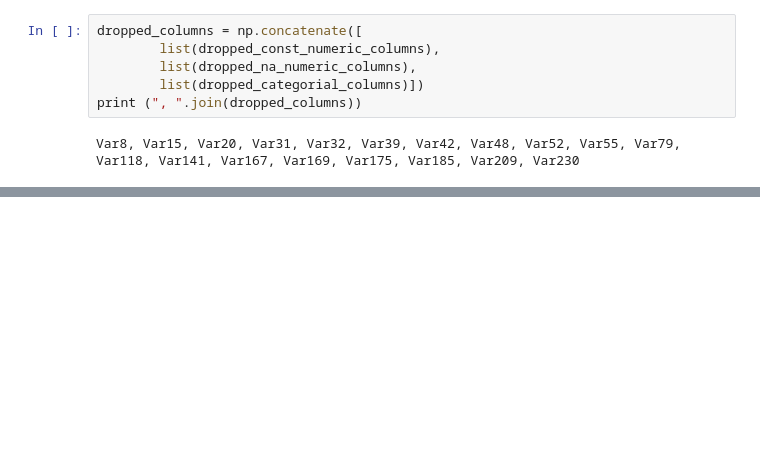
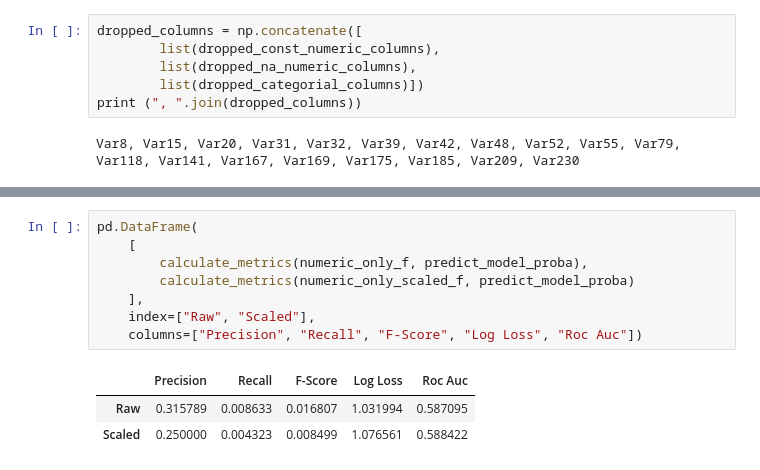
Before and after one commit to Agaspher20/DataAnalisysMipt, a Jupyter notebook: Python/6. DataAnalysisProject_Churn/week_4_competition.ipynb, the cells around one changed output, grey strips where cells are left out. Cells and saved outputs as stored; diff of their text form; blank space fills up the shorter version.

```diff
--- a/Python/6. DataAnalysisProject_Churn/week_4_competition.ipynb
+++ b/Python/6. DataAnalysisProject_Churn/week_4_competition.ipynb
@@ -102,0 +350,12 @@ Var8, Var15, Var20, Var31, Var32, Var39, Var42, Var48, Var52, Var55, Var79, Var1
+# %%
+pd.DataFrame(
+    [
+        calculate_metrics(numeric_only_f, predict_model_proba),
+        calculate_metrics(numeric_only_scaled_f, predict_model_proba)
+    ],
+    index=["Raw", "Scaled"],
+    columns=["Precision", "Recall", "F-Score", "Log Loss", "Roc Auc"])
+# %% [output]
+|  | Precision | Recall | F-Score | Log Loss | Roc Auc |
+| Raw | 0.315789 | 0.008633 | 0.016807 | 1.031994 | 0.587095 |
+| Scaled | 0.250000 | 0.004323 | 0.008499 | 1.076561 | 0.588422 |
```
Also changed, not shown: parts of 22 cells of this notebook.
